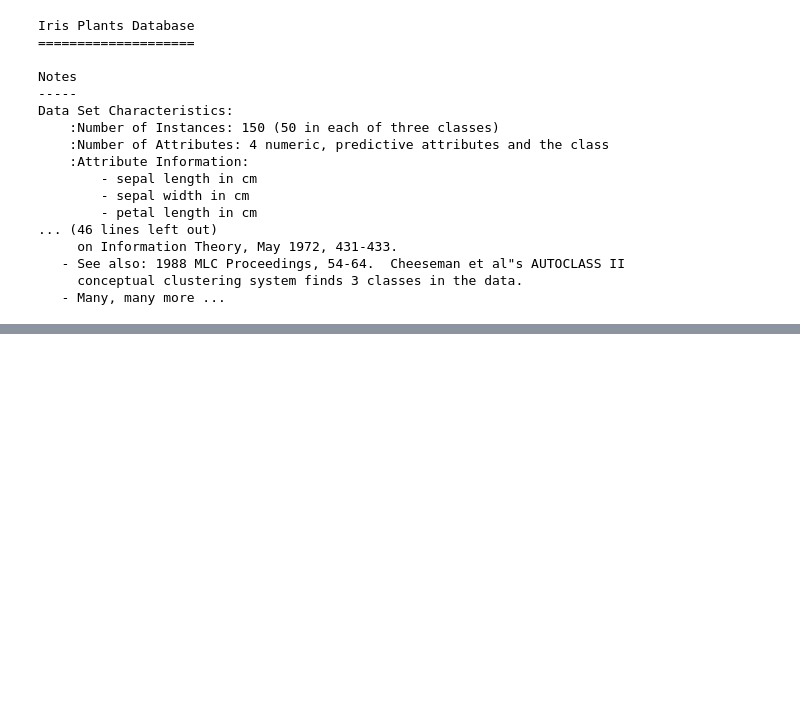
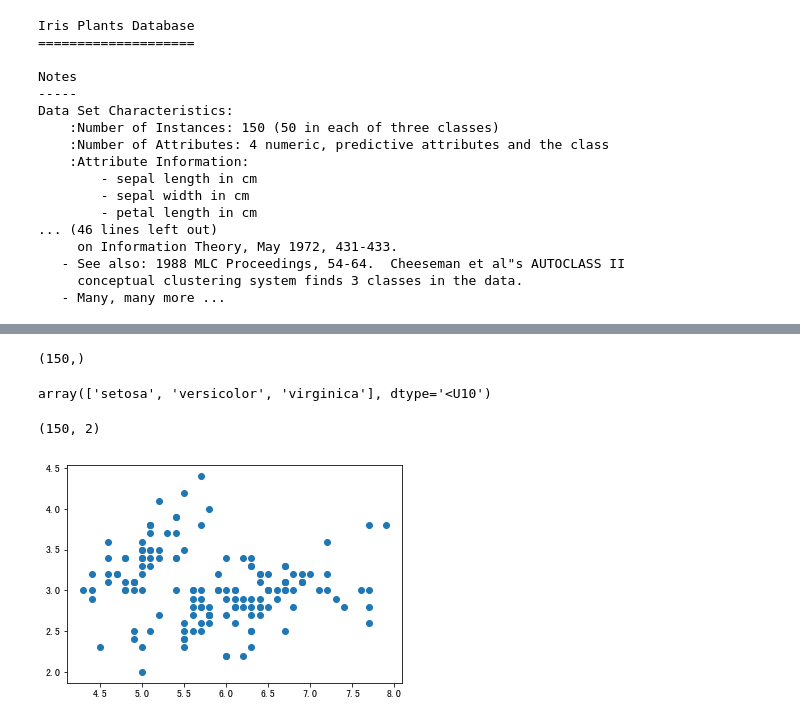
Before and after one commit to dreamkong/Practice-Python, a Jupyter notebook: 机器学习算法/3 numpy和matplotlib.ipynb, the cells around one changed output, grey strips where cells are left out. Cells and saved outputs as stored; diff of their text form; code cells hidden in the pictures; blank space fills up the shorter version.

```diff
--- a/机器学习算法/3 numpy和matplotlib.ipynb
+++ b/机器学习算法/3 numpy和matplotlib.ipynb
@@ -1725,0 +1747,19 @@ Data Set Characteristics:
+# %%
+iris.target.shape
+# %% [output]
+(150,)
+# %%
+iris.target_names
+# %% [output]
+array(['setosa', 'versicolor', 'virginica'], dtype='<U10')
+# %%
+ X = iris.data[:, :2]
+# %%
+X.shape
+# %% [output]
+(150, 2)
+# %%
+plt.scatter(X[:, 0], X[:, 1])
+plt.show()
+# %% [output]
+[figure, added]
```
Also changed, not shown: parts of 8 cells of this notebook.
